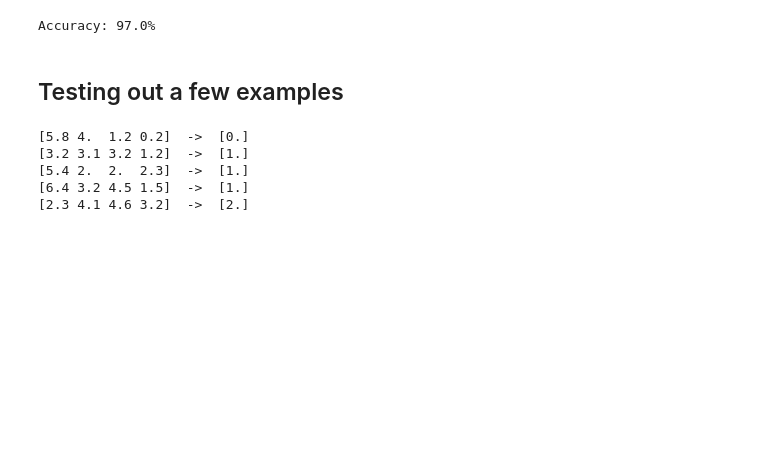
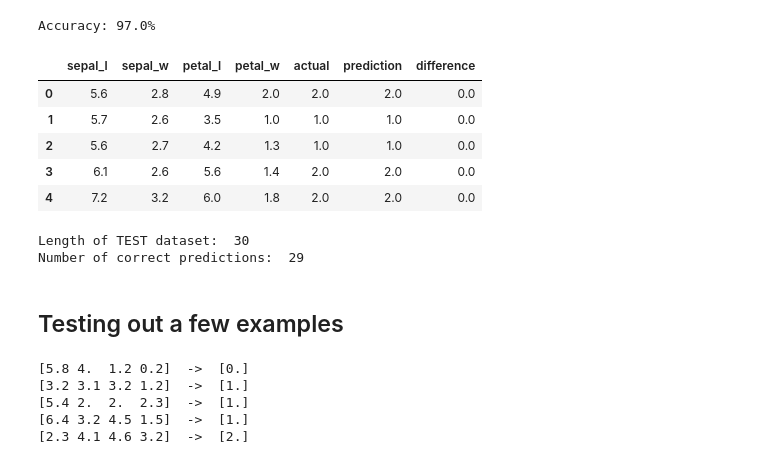
Before and after one commit to delhischoolofai/delhischoolofai, a Jupyter notebook: Meetup_1/1.2_Neural.Networks_Introduction.ipynb, the cells around one changed output. Saved outputs shown, nothing was run; the diff lists cells and outputs as text; code cells hidden in the pictures; blank space fills up the shorter version.

```diff
--- a/Meetup_1/1.2_Neural.Networks_Introduction.ipynb
+++ b/Meetup_1/1.2_Neural.Networks_Introduction.ipynb
@@ -72,13 +153,44 @@ y_test has 30 class values
 # %%
-mlp = MLPClassifier(hidden_layer_sizes = (10),
+mlp = MLPClassifier(hidden_layer_sizes = (100,),
+                    activation = 'relu',
                     solver = 'sgd',
                     learning_rate_init = 0.01,
-                    max_iter = 200)
+                    max_iter = 400)
 # %%
 mlp.fit(X_train, y_train)
 print("Accuracy: {0}%".format(round(mlp.score(X_test,y_test), 2) * 100))
 # %% [output]
 Accuracy: 97.0%
+# %%
+compare = pd.DataFrame(list(zip(X_test[:, 0],
+                                X_test[:, 1],
+                                X_test[:, 2],
+                                X_test[:, 3],
+                                y_test,
+                                mlp.predict(X_test),
+                                (y_test - mlp.predict(X_test)))),
+                           columns = ['sepal_l',
+                                      'sepal_w',
+                                      'petal_l',
+                                      'petal_w',
+                                      'actual',
+                                      'prediction',
+                                      'difference'])
+
+compare.head()
+# %% [output]
+|  | sepal_l | sepal_w | petal_l | petal_w | actual | prediction | difference |
+| 0 | 5.6 | 2.8 | 4.9 | 2.0 | 2.0 | 2.0 | 0.0 |
+| 1 | 5.7 | 2.6 | 3.5 | 1.0 | 1.0 | 1.0 | 0.0 |
+| 2 | 5.6 | 2.7 | 4.2 | 1.3 | 1.0 | 1.0 | 0.0 |
+| 3 | 6.1 | 2.6 | 5.6 | 1.4 | 2.0 | 2.0 | 0.0 |
+| 4 | 7.2 | 3.2 | 6.0 | 1.8 | 2.0 | 2.0 | 0.0 |
+# %%
+print("Length of TEST dataset: ", len(X_test))
+print("Number of correct predictions: ", len(compare[compare['difference'] == 0.0]))
+# %% [output]
+Length of TEST dataset:  30
+Number of correct predictions:  29
 # %% [markdown]
 ## Testing out a few examples
 # %%
```
Also changed, not shown: parts of 13 cells of this notebook, 6 other files.
